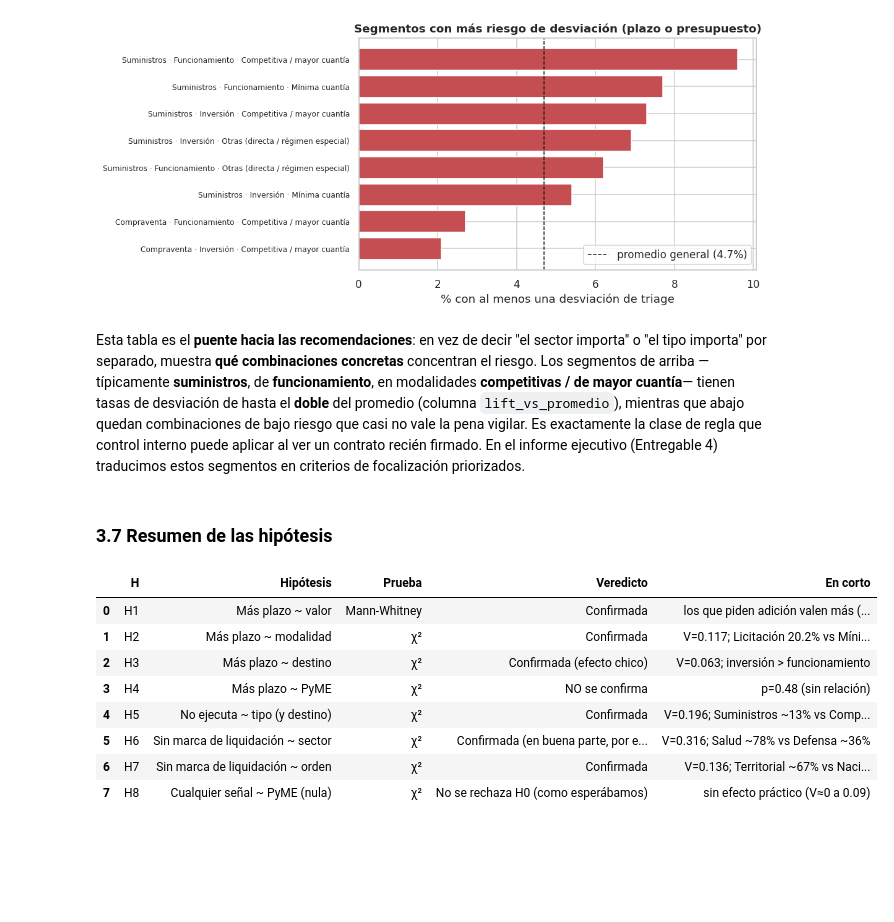
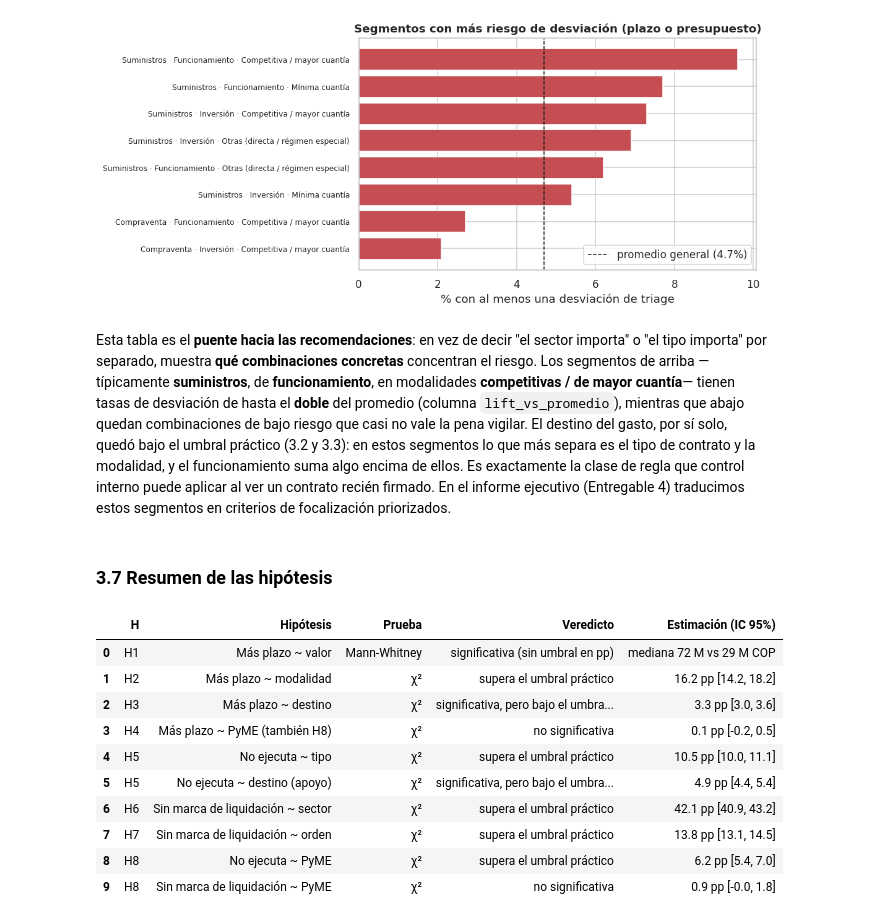
Before and after one commit to Danielfts/MINE-ciencia-de-datos, a Jupyter notebook: Taller 1/notebooks/03_analisis.ipynb, the cells around one changed output. Drawn from its saved outputs; the diff is of its cells as text; code cells hidden in the pictures; blank space fills up the shorter version.

```diff
--- a/Taller 1/notebooks/03_analisis.ipynb
+++ b/Taller 1/notebooks/03_analisis.ipynb
@@ -195,6 +223,6 @@ significativas (p muy por debajo de 0.001).
 # H2-H4: modalidad, destino y PyME vs adición de plazo
 for h, cat in [('H2', 'modalidad_de_contratacion'), ('H3', 'destino_gasto'), ('H4', 'es_pyme')]:
     r = test_categorica(base_adic, 'adicion_plazo', cat)
-    print(f'{h}  adición vs {cat}:  p={r["p"]:.2e}  V={r["V"]:.3f} ({r["efecto"]})  '
-          f'-> {"relación significativa" if r["sig"] else "SIN relación significativa"}')
+    print(f'{h}  adición vs {cat}:  p={r["p"]:.2e}  V={r["V"]:.3f}  -> {veredicto(r)}')
+    print(f'    {contraste(r)}')
 # %% [output]
@@ -434,7 +478,7 @@ Incluimos a propósito una hipótesis que esperábamos **no** confirmar, para mo
 print('H8 — es_pyme vs cada señal:')
 for flag, base in [('adicion_plazo', base_adic), ('subejecucion', base_sub), ('no_sujeto_liquidacion', base_liq)]:
     r = test_categorica(base, flag, 'es_pyme')
-    print(f'  {flag:22s}: p={r["p"]:.2e}  V={r["V"]:.3f} ({r["efecto"]})  '
-          f'-> {"significativa" if r["sig"] else "NO significativa"}')
+    print(f'  {flag:22s}: p={r["p"]:.2e}  V={r["V"]:.3f}  -> {veredicto(r)}')
+    print(f'  {"":22s}  es_pyme = {contraste(r)}')
 # %% [output]
 H8 — es_pyme vs cada señal:
@@ -514,43 +566,41 @@ Esta tabla es el **puente hacia las recomendaciones**: en vez de decir "el secto
 importa" por separado, muestra **qué combinaciones concretas** concentran el riesgo. Los segmentos de arriba
 —típicamente **suministros**, de **funcionamiento**, en modalidades **competitivas / de mayor cuantía**— tienen
 tasas de desviación de hasta el **doble** del promedio (columna `lift_vs_promedio`), mientras que abajo quedan
-combinaciones de bajo riesgo que casi no vale la pena vigilar. Es exactamente la clase de regla que control
+combinaciones de bajo riesgo que casi no vale la pena vigilar. El destino del gasto, por sí solo, quedó bajo el
+umbral práctico (3.2 y 3.3): en estos segmentos lo que más separa es el tipo de contrato y la modalidad, y el
+funcionamiento suma algo encima de ellos. Es exactamente la clase de regla que control
 interno puede aplicar al ver un contrato recién firmado. En el informe ejecutivo (Entregable 4) traducimos estos
 segmentos en criterios de focalización priorizados.
 # %% [markdown]
 ### 3.7 Resumen de las hipótesis
 # %%
-tas = rH2['tasas']['tasa']
-filas = [
-    ['H1', 'Más plazo ~ valor', 'Mann-Whitney', 'Confirmada',
-     'los que piden adición valen más (p<0.001)'],
-    ['H2', 'Más plazo ~ modalidad', 'χ²', 'Confirmada',
-     f'V={rH2["V"]:.3f}; Licitación {tas.get("Licitación pública", float("nan")):.1f}% vs Mínima cuantía {tas.get("Mínima cuantía", float("nan")):.1f}%'],
-    ['H3', 'Más plazo ~ destino', 'χ²', 'Confirmada (efecto chico)',
-     f'V={test_categorica(base_adic,"adicion_plazo","destino_gasto")["V"]:.3f}; inversión > funcionamiento'],
-    ['H4', 'Más plazo ~ PyME', 'χ²', 'NO se confirma',
-     f'p={test_categorica(base_adic,"adicion_plazo","es_pyme")["p"]:.2f} (sin relación)'],
-    ['H5', 'No ejecuta ~ tipo (y destino)', 'χ²', 'Confirmada',
-     f'V={r5["V"]:.3f}; Suministros ~13% vs Compraventa ~2%'],
-    ['H6', 'Sin marca de liquidación ~ sector', 'χ²', 'Confirmada (en buena parte, por el régimen especial)',
-     f'V={rs["V"]:.3f}; Salud ~78% vs Defensa ~36%'],
-    ['H7', 'Sin marca de liquidación ~ orden', 'χ²', 'Confirmada',
-     f'V={ro["V"]:.3f}; Territorial ~67% vs Nacional ~54%'],
-    ['H8', 'Cualquier señal ~ PyME (nula)', 'χ²', 'No se rechaza H0 (como esperábamos)',
-     'sin efecto práctico (V≈0 a 0.09)'],
-]
-resumen = pd.DataFrame(filas, columns=['H', 'Hipótesis', 'Prueba', 'Veredicto', 'En corto'])
+rH3 = test_categorica(base_adic, 'adicion_plazo', 'destino_gasto')
+rH4 = test_categorica(base_adic, 'adicion_plazo', 'es_pyme')
+rH8_sub = test_categorica(base_sub, 'subejecucion', 'es_pyme')
+rH8_liq = test_categorica(base_liq, 'no_sujeto_liquidacion', 'es_pyme')
+rv = res_valor['adicion_plazo']
+filas = [['H1', 'Más plazo ~ valor', 'Mann-Whitney', 'significativa (sin umbral en pp)',
+          f'mediana {rv["med_desv"] / 1e6:,.0f} M vs {rv["med_no"] / 1e6:,.0f} M COP']]
+for h, nombre, r in [('H2', 'Más plazo ~ modalidad', rH2), ('H3', 'Más plazo ~ destino', rH3),
+                     ('H4', 'Más plazo ~ PyME (también H8)', rH4), ('H5', 'No ejecuta ~ tipo', r5),
+                     ('H5', 'No ejecuta ~ destino (apoyo)', rd), ('H6', 'Sin marca de liquidación ~ sector', rs),
+                     ('H7', 'Sin marca de liquidación ~ orden', ro), ('H8', 'No ejecuta ~ PyME', rH8_sub),
+                     ('H8', 'Sin marca de liquidación ~ PyME', rH8_liq)]:
+    filas.append([h, nombre, 'χ²', veredicto(r), f'{r["dif"]:.1f} pp [{r["ic"][0]:.1f}, {r["ic"][1]:.1f}]'])
+resumen = pd.DataFrame(filas, columns=['H', 'Hipótesis', 'Prueba', 'Veredicto', 'Estimación (IC 95%)'])
 resumen
 # %% [output]
-|  | H | Hipótesis | Prueba | Veredicto | En corto |
-| 0 | H1 | Más plazo ~ valor | Mann-Whitney | Confirmada | los que piden adición valen más (... |
-| 1 | H2 | Más plazo ~ modalidad | χ² | Confirmada | V=0.117; Licitación 20.2% vs Míni... |
-| 2 | H3 | Más plazo ~ destino | χ² | Confirmada (efecto chico) | V=0.063; inversión > funcionamiento |
-| 3 | H4 | Más plazo ~ PyME | χ² | NO se confirma | p=0.48 (sin relación) |
-| 4 | H5 | No ejecuta ~ tipo (y destino) | χ² | Confirmada | V=0.196; Suministros ~13% vs Comp... |
-| 5 | H6 | Sin marca de liquidación ~ sector | χ² | Confirmada (en buena parte, por e... | V=0.316; Salud ~78% vs Defensa ~36% |
-| 6 | H7 | Sin marca de liquidación ~ orden | χ² | Confirmada | V=0.136; Territorial ~67% vs Naci... |
-| 7 | H8 | Cualquier señal ~ PyME (nula) | χ² | No se rechaza H0 (como esperábamos) | sin efecto práctico (V≈0 a 0.09) |
+|  | H | Hipótesis | Prueba | Veredicto | Estimación (IC 95%) |
+| 0 | H1 | Más plazo ~ valor | Mann-Whitney | significativa (sin umbral en pp) | mediana 72 M vs 29 M COP |
+| 1 | H2 | Más plazo ~ modalidad | χ² | supera el umbral práctico | 16.2 pp [14.2, 18.2] |
+| 2 | H3 | Más plazo ~ destino | χ² | significativa, pero bajo el umbra... | 3.3 pp [3.0, 3.6] |
+| 3 | H4 | Más plazo ~ PyME (también H8) | χ² | no significativa | 0.1 pp [-0.2, 0.5] |
+| 4 | H5 | No ejecuta ~ tipo | χ² | supera el umbral práctico | 10.5 pp [10.0, 11.1] |
+| 5 | H5 | No ejecuta ~ destino (apoyo) | χ² | significativa, pero bajo el umbra... | 4.9 pp [4.4, 5.4] |
+| 6 | H6 | Sin marca de liquidación ~ sector | χ² | supera el umbral práctico | 42.1 pp [40.9, 43.2] |
+| 7 | H7 | Sin marca de liquidación ~ orden | χ² | supera el umbral práctico | 13.8 pp [13.1, 14.5] |
+| 8 | H8 | No ejecuta ~ PyME | χ² | supera el umbral práctico | 6.2 pp [5.4, 7.0] |
+| 9 | H8 | Sin marca de liquidación ~ PyME | χ² | no significativa | 0.9 pp [-0.0, 1.8] |
 # %% [markdown]
 ## 4. Lo que nos llevamos (insights)
 
```
Also changed, not shown: parts of 12 cells of this notebook, 4 other files.
